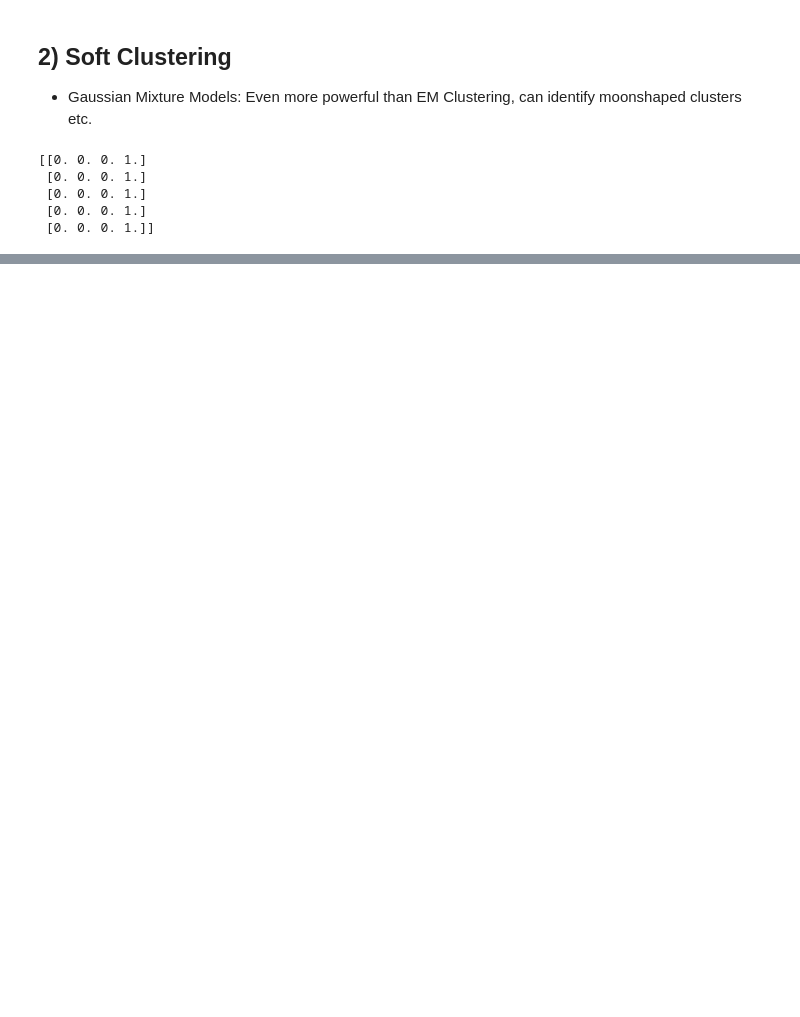
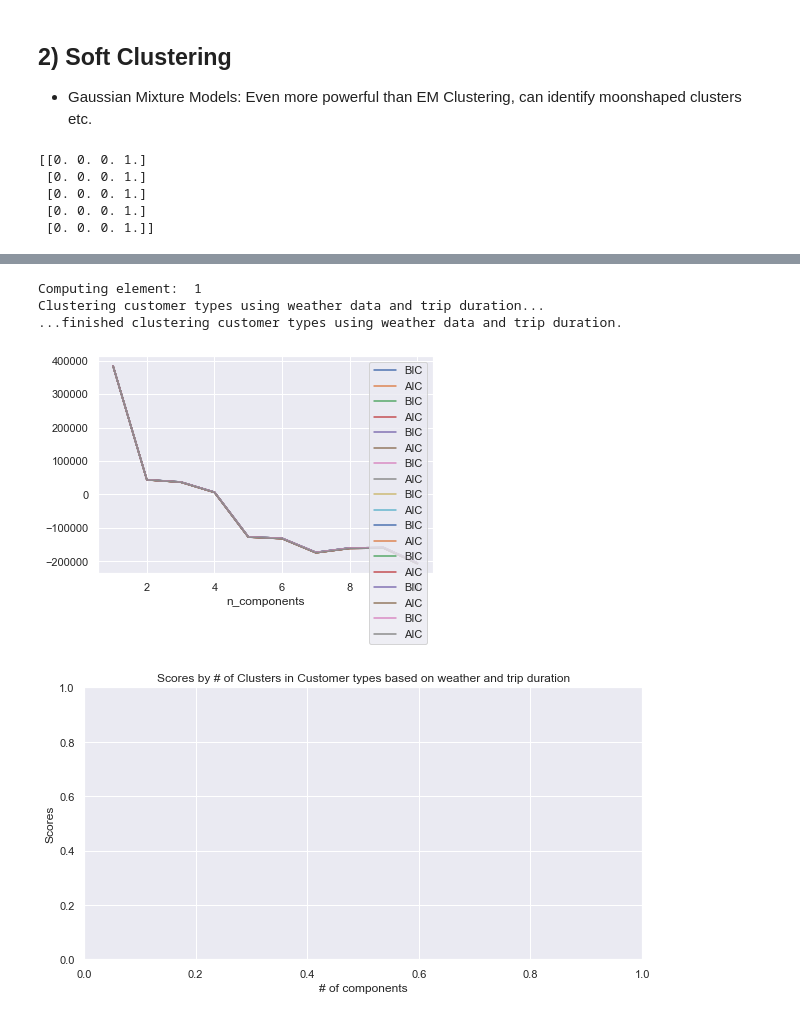
Before and after one commit to mulko93/AAA_Jupyter_Explorers, a Jupyter notebook: notebooks/03_Cluster_Analysis.ipynb, the cells around one changed output, grey strips where cells are left out. Drawn from its saved outputs; the diff is of its cells as text; code cells hidden in the pictures; blank space fills up the shorter version.

```diff
--- a/notebooks/03_Cluster_Analysis.ipynb
+++ b/notebooks/03_Cluster_Analysis.ipynb
@@ -172,0 +976,4 @@ Text(29.95656006944445, 0.5, 'Air deg')
+# %%
+duration_PLZ_air_deg = ["trip_duration", "plz", "air_deg"]
+df_full = df[duration_PLZ]
+df_full
@@ -222,0 +1094,9 @@ print(probs[:5].round(3))
+# %%
+n_components = np.arange(1, 21)
+models = [GaussianMixture(n, covariance_type='full', random_state=0).fit(Xmoon)
+          for n in n_components]
+
+plt.plot(n_components, [m.bic(Xmoon) for m in models], label='BIC')
+plt.plot(n_components, [m.aic(Xmoon) for m in models], label='AIC')
+plt.legend(loc='best')
+plt.xlabel('n_components');
@@ -222,0 +1209,5 @@ print(probs[:5].round(3))
+# %%
+#sample the data set because of performance issues (5 percent)
+
+df_005 =df.sample(frac = 0.05, random_state = 42)
+df_005
@@ -222,0 +1228,12 @@ print(probs[:5].round(3))
+# %%
+clusters = []
+clusters = ['tripCustomerAll', 'weatherDuration', 'bikeDemand', 'bikeAvailability', 'hourDuration', 'weekdayDuration', 'monthDuration']
+clusters = ['weatherDuration']
+
+createAllclusters(df_005, clusters)
+# %% [output]
+Computing element:  1
+Clustering customer types using weather data and trip duration...
+...finished clustering customer types using weather data and trip duration.
+[figure, added]
+[figure, added]
```
Also changed, not shown: parts of 46 cells of this notebook, 2 other files.
